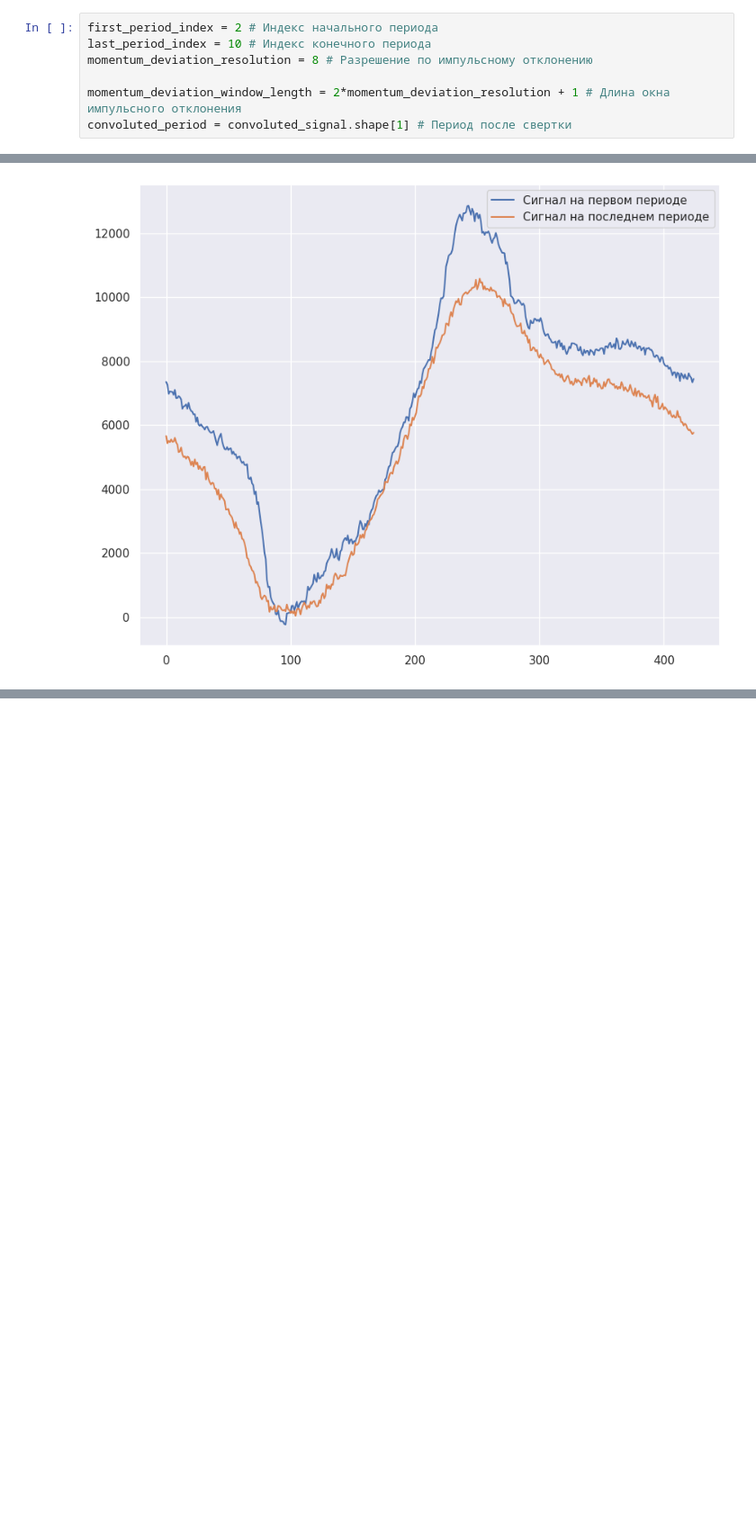
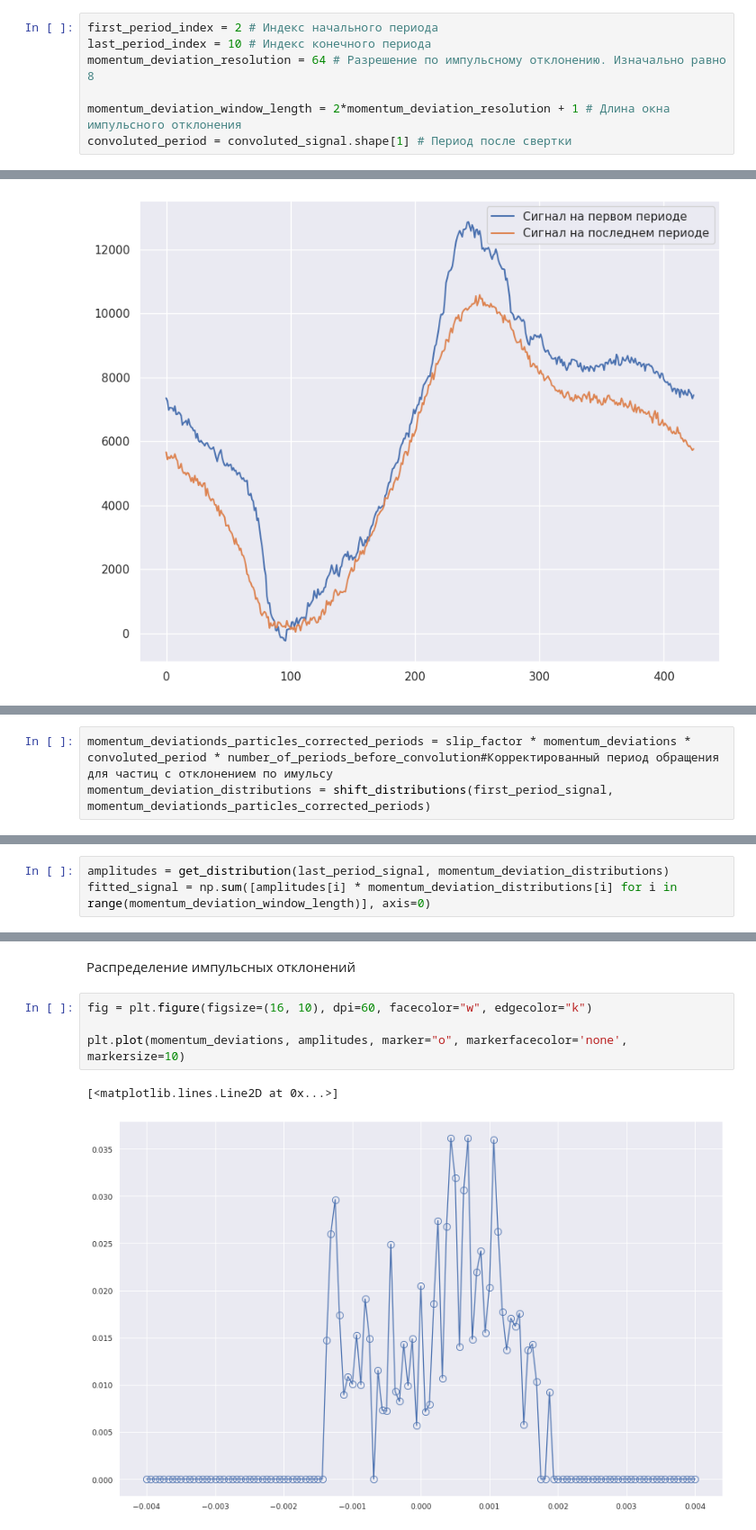
Before and after one commit to settlermine/jinr_practice, a Jupyter notebook: main.ipynb, the cells around one changed output, grey strips where cells are left out. Shown at 90% size. Saved outputs shown, nothing was run; the diff lists cells and outputs as text; blank space fills up the shorter version.

```diff
--- a/main.ipynb
+++ b/main.ipynb
@@ -945,7 +1061,7 @@ plt.legend();
 # %%
 first_period_index = 2 # Индекс начального периода
 last_period_index = 10 # Индекс конечного периода
-momentum_deviation_resolution = 8 # Разрешение по импульсному отклонению
+momentum_deviation_resolution = 64 # Разрешение по импульсному отклонению. Изначально равно 8
 
 momentum_deviation_window_length = 2*momentum_deviation_resolution + 1 # Длина окна импульсного отклонения
 convoluted_period = convoluted_signal.shape[1] # Период после свертки
@@ -982,0 +1101,3 @@ plt.legend();
+# %%
+momentum_deviationds_particles_corrected_periods = slip_factor * momentum_deviations * convoluted_period * number_of_periods_before_convolution#Корректированный период обращения для частиц с отклонением по имульсу
+momentum_deviation_distributions = shift_distributions(first_period_signal, momentum_deviationds_particles_corrected_periods)
@@ -982,0 +1106,3 @@ plt.legend();
+# %%
+amplitudes = get_distribution(last_period_signal, momentum_deviation_distributions)
+fitted_signal = np.sum([amplitudes[i] * momentum_deviation_distributions[i] for i in range(momentum_deviation_window_length)], axis=0)
@@ -982,0 +1118,9 @@ plt.legend();
+# %% [markdown]
+Распределение импульсных отклонений
+# %%
+fig = plt.figure(figsize=(16, 10), dpi=60, facecolor="w", edgecolor="k")
+
+plt.plot(momentum_deviations, amplitudes, marker="o", markerfacecolor='none', markersize=10)
+# %% [output]
+[<matplotlib.lines.Line2D at 0x...>]
+[figure, added]
```
Also changed, not shown: parts of 12 cells of this notebook.
